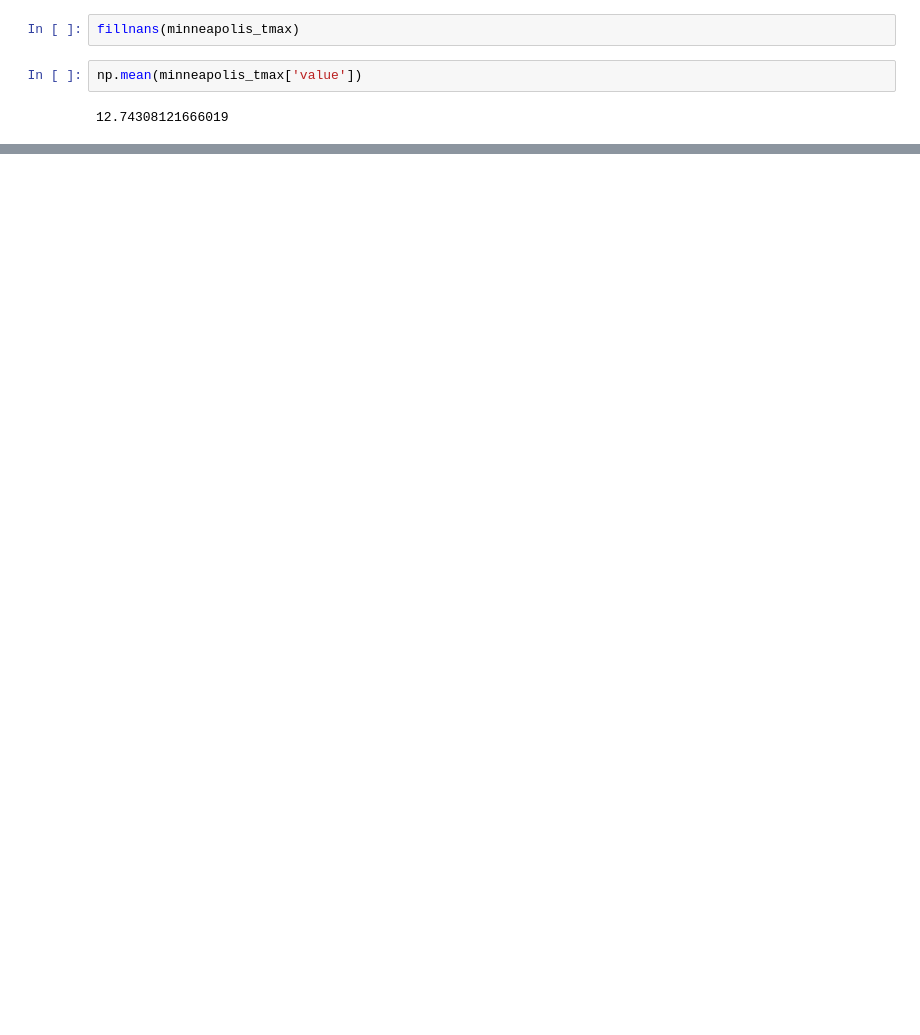
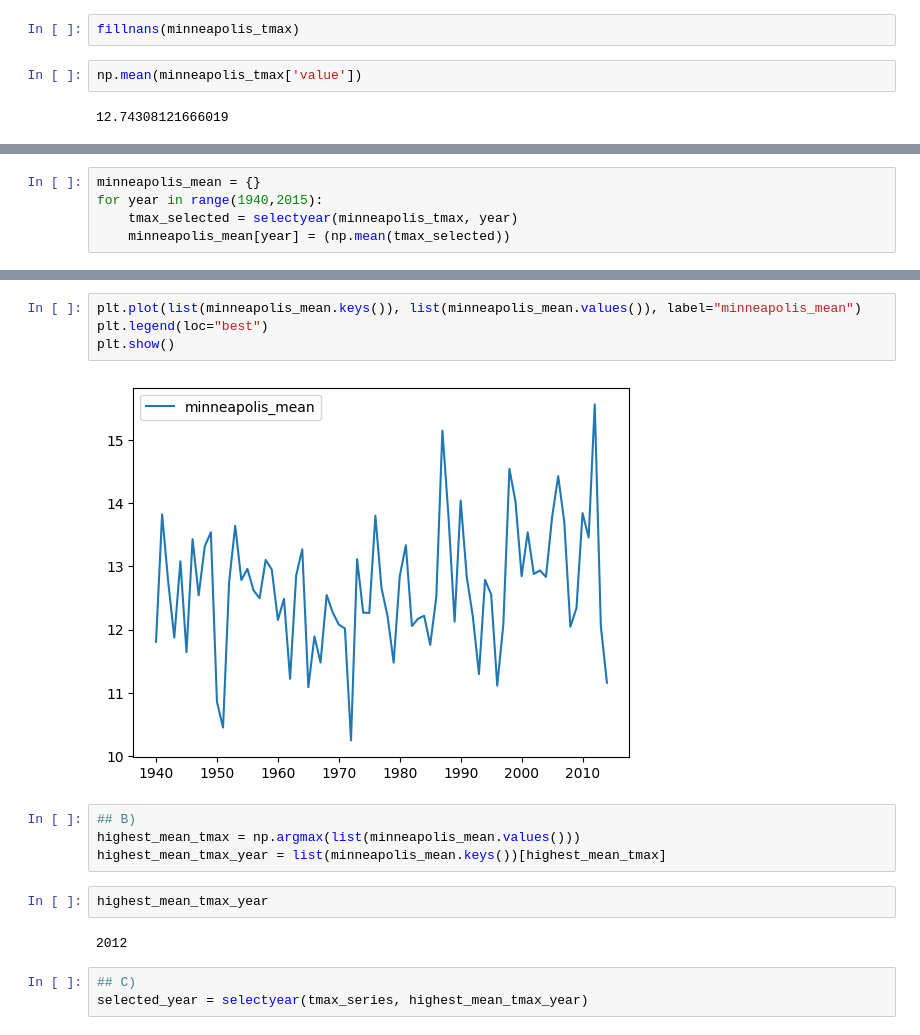
Before and after one commit to bagoferasers/project2_datascience, a Jupyter notebook: project2_nib667.ipynb, the cells around one changed output, grey strips where cells are left out. Saved outputs shown, nothing was run; the diff lists cells and outputs as text; blank space fills up the shorter version.

```diff
--- a/project2_nib667.ipynb
+++ b/project2_nib667.ipynb
@@ -128,0 +125,5 @@ ValueError: Error parsing datetime string "range(1940, 2015)" at position 0
+# %%
+minneapolis_mean = {}
+for year in range(1940,2015):
+    tmax_selected = selectyear(minneapolis_tmax, year)
+    minneapolis_mean[year] = (np.mean(tmax_selected))
@@ -128,0 +150,17 @@ ValueError: Error parsing datetime string "range(1940, 2015)" at position 0
+# %%
+plt.plot(list(minneapolis_mean.keys()), list(minneapolis_mean.values()), label="minneapolis_mean")
+plt.legend(loc="best")
+plt.show()
+# %% [output]
+[figure, added]
+# %%
+## B)
+highest_mean_tmax = np.argmax(list(minneapolis_mean.values()))
+highest_mean_tmax_year = list(minneapolis_mean.keys())[highest_mean_tmax]
+# %%
+highest_mean_tmax_year
+# %% [output]
+2012
+# %%
+## C)
+selected_year = selectyear(tmax_series, highest_mean_tmax_year)
```
Also changed, not shown: parts of 7 cells of this notebook.
